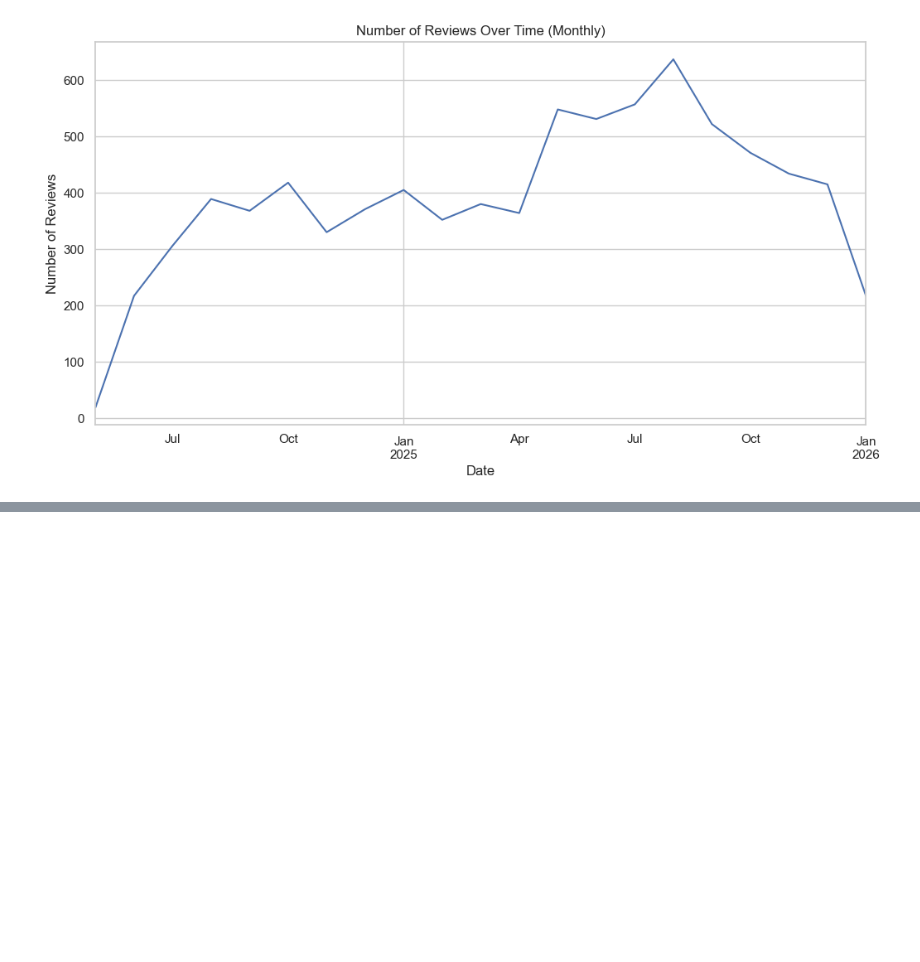
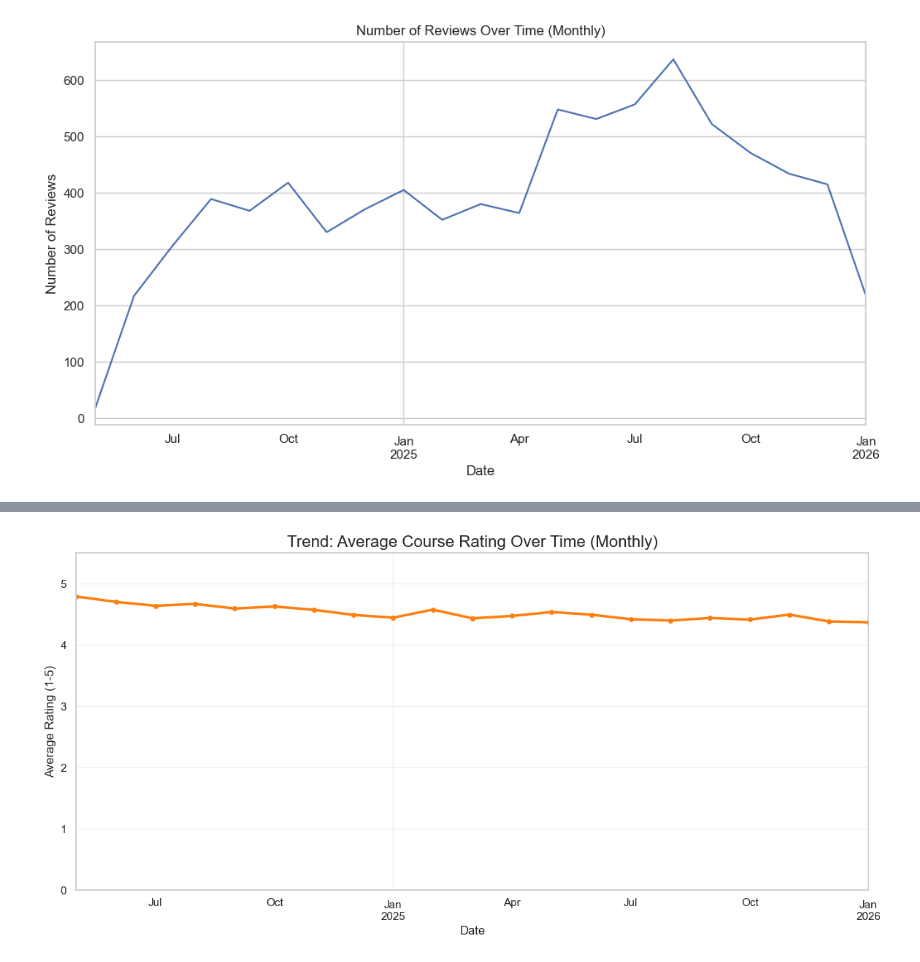
Before and after one commit to Inder-26/EduPulse, a Jupyter notebook: notebooks/EDA.ipynb, the cells around one changed output, grey strips where cells are left out. Cells and saved outputs as stored; diff of their text form; code cells hidden in the pictures; blank space fills up the shorter version.

```diff
--- a/notebooks/EDA.ipynb
+++ b/notebooks/EDA.ipynb
@@ -168,0 +171,13 @@ plt.show()
+# %%
+# 5.1 Text Cleaning
+import re
+
+def clean_text(text):
+    text = str(text).lower()
+    text = re.sub(r'[^a-zA-Z\s]', '', text) # Remove punctuation and numbers
+    text = re.sub(r'\s+', ' ', text).strip() # Remove extra spaces
+    return text
+
+df['clean_content'] = df['content'].apply(clean_text)
+print("Sample of cleaned text:")
+print(df[['content', 'clean_content']].head())
@@ -168,0 +199,15 @@ plt.show()
+# %%
+# 5.2 Temporal Trend: Average Rating over Time
+# Resample by Month ('ME' stands for Month End)
+monthly_rating = df.set_index('created').resample('ME')['rating'].mean()
+
+plt.figure(figsize=(14, 6))
+monthly_rating.plot(color='#ff7f0e', linewidth=2.5, marker='o', markersize=4)
+plt.title('Trend: Average Course Rating Over Time (Monthly)', fontsize=16)
+plt.ylabel('Average Rating (1-5)', fontsize=12)
+plt.xlabel('Date', fontsize=12)
+plt.ylim(0, 5.5) # Fix y-axis to standard rating scale
+plt.grid(True, alpha=0.3)
+plt.show()
+# %% [output]
+[figure, added]
```
Also changed, not shown: parts of 14 cells of this notebook, 27 other files.
